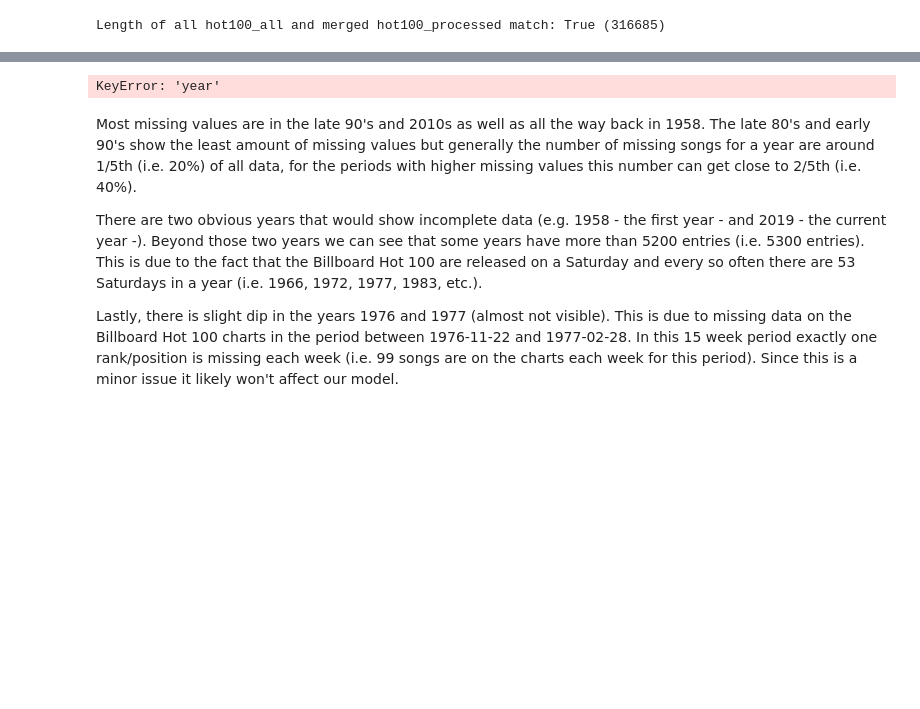
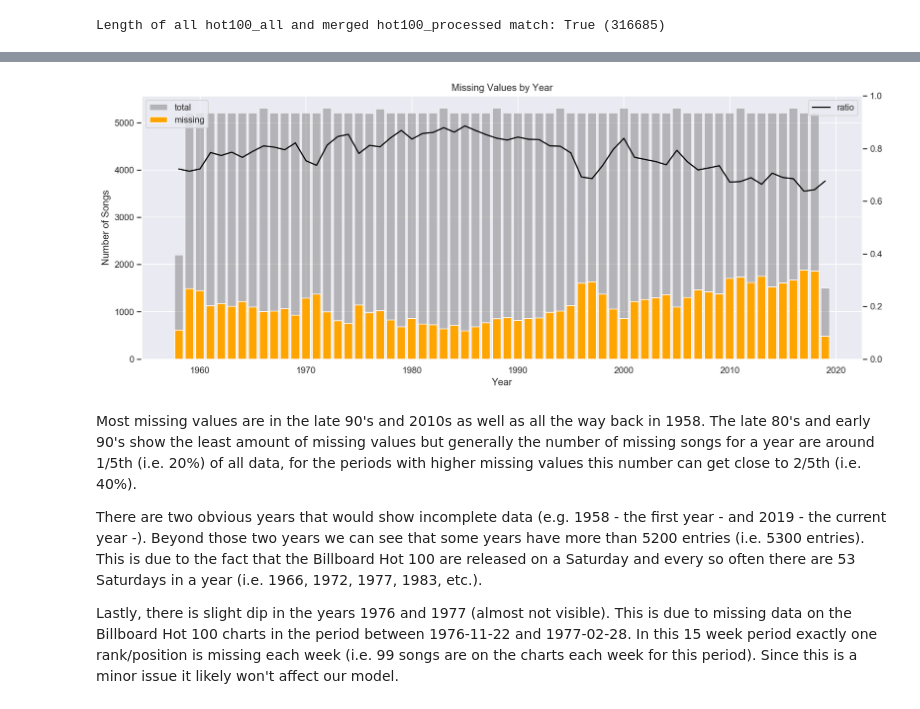
Before and after one commit to Germoe/hit-predictor, a Jupyter notebook: notebooks/_Step 1 Wrangling (Hot 100 and Spotify Sample).ipynb, the cells around one changed output, grey strips where cells are left out. Cells and saved outputs as stored; diff of their text form; code cells hidden in the pictures; blank space fills up the shorter version.

```diff
--- a/notebooks/_Step 1 Wrangling (Hot 100 and Spotify Sample).ipynb
+++ b/notebooks/_Step 1 Wrangling (Hot 100 and Spotify Sample).ipynb
@@ -40,12 +42,22 @@ def switch_dir(data_subdir):
 # %% [markdown]
 The scraper has separated each chart into a separate file. These need to be merged into one comprehensive Dataframe. Each file contains 100 tracks.
 # %%
-# Read in all Subfiles
-filenames = glob('hot100/*.csv')
-print("There is a total of {} files with 100 songs each.".format(len(filenames)))
-hot100_dfs = [pd.read_csv(filepath,sep='\t',usecols=['date','rank','title','artist'],
-                          parse_dates=['date']) for filepath in filenames]
-hot100_all = pd.concat(hot100_dfs)
-print("The total number of songs is {}.".format(len(hot100_all)))
+target_path = '../interim/hot100_songs.csv'
+
+try:
+    # Read in Summary File is exists
+    hot100_all = pd.read_csv(target_path,sep='\t',parse_dates=['date'])
+except:
+    # Read in all Subfiles
+    filenames = glob('hot100/*.csv')
+    print("There is a total of {} files with 100 songs each.".format(len(filenames)))
+    hot100_dfs = [pd.read_csv(filepath,sep='\t',usecols=['date','rank','title','artist'],
+                              parse_dates=['date']) for filepath in filenames]
+    hot100_all = pd.concat(hot100_dfs)
+    print("The total number of songs is {}.".format(len(hot100_all)))
+
+    # Create Summary File for faster processing
+    hot100_all.to_csv(target_path,sep='\t',index=False)
+
 hot100_all.head()
 # %% [output]
@@ -57,5 +67,3 @@ The total number of songs is 316685.
 | 2 | 3 | 1967-07-08 | Can't Take My Eyes Off You | Frankie Valli |
 | 3 | 4 | 1967-07-08 | San Francisco (Be Sure To Wear Fl... | Scott McKenzie |
 | 4 | 5 | 1967-07-08 | Don't Sleep In The Subway | Petula Clark |
-# %%
-hot100_all = hot100_all.loc[:,['rank','date','title','artist']]
@@ -171,7 +169,7 @@ hot100_all.head()
 Read in the spotify ids (created using `make data` in console) as a DataFrame to match with Hot 100 chart set.
 # %%
 # Read in all Subfiles
-hot100_ids = pd.read_csv('../iterators/unique_songs_hot100_spotify_ids.csv',sep='\t').drop_duplicates(subset=['iterator'],keep='first')
+hot100_ids = pd.read_csv('../iterators/spotify_ids_hot100.csv',sep='\t').drop_duplicates(subset=['iterator'],keep='first')
 
 # remove karaoke artists
 cond_not_verified = hot100_ids['verified'] == False
@@ -428,16 +426,17 @@ def plot_by(x,y,y_all,title,xlabel,ylabel,y_ratio=[]):
         _ = plt.legend(loc='upper right')
     return _
 # %%
+hot100_processed['year'] = hot100_processed.loc[:,'date'].dt.year
 hot100_date = hot100_processed.set_index('date')
 by_year = hot100_date.groupby(by='year').count().loc[:,['rank','iterator']]
 by_year.columns = ['total','complete']
 by_year['missing'] = by_year['total'] - by_year['complete']
 by_year['ratio'] = by_year['complete'] / by_year['total']
 
 _ = plot_by(x=by_year.index,y=by_year.missing,y_all=by_year.total,y_ratio=by_year.ratio,\
         title='Missing Values by Year',xlabel='Year',ylabel='Number of Songs')
 # %% [output]
-KeyError: 'year'
+[figure, added]
 # %% [markdown]
 Most missing values are in the late 90's and 2010s as well as all the way back in 1958. The late 80's and early 90's show the least amount of missing values but generally the number of missing songs for a year are around 1/5th (i.e. 20%) of all data, for the periods with higher missing values this number can get close to 2/5th (i.e. 40%).
 
```
Also changed, not shown: parts of 20 cells of this notebook, 6 other files.
